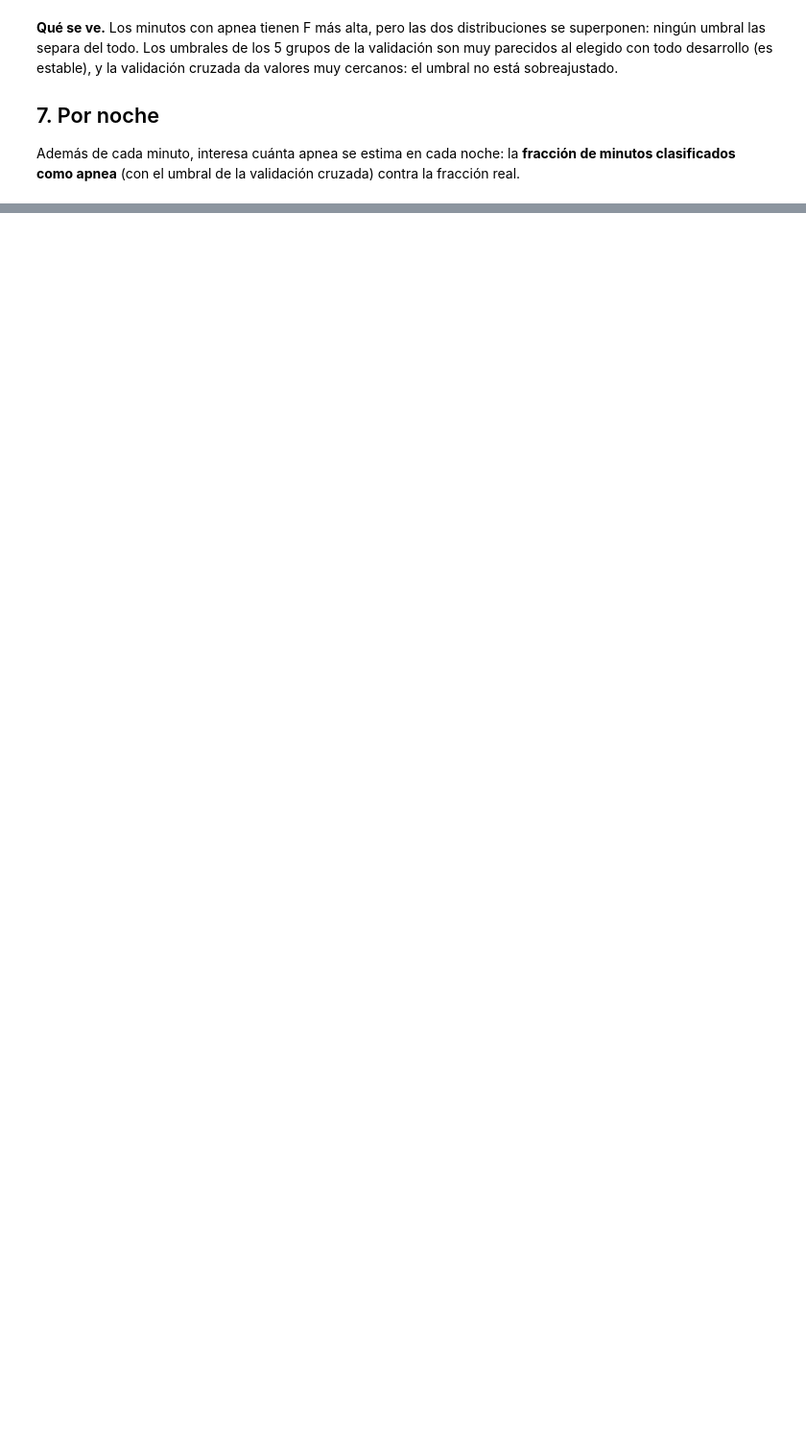
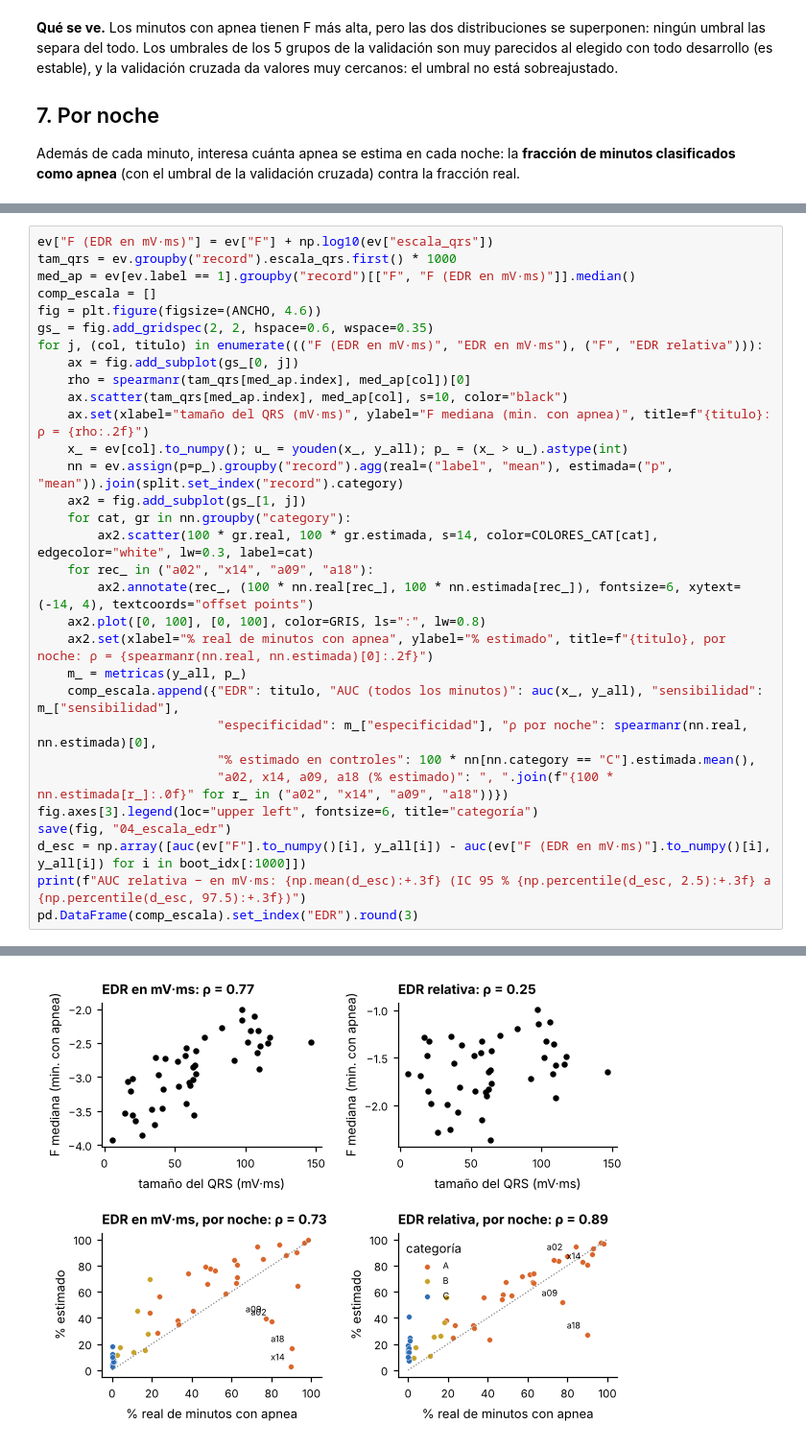
Before and after one commit to afrateitba/PSIB2026Q2-TPS-Grupo08-Frate-Tenca-Weizman, a Jupyter notebook: notebooks/04_feature_y_detector.ipynb, the cells around one changed output, grey strips where cells are left out. Shown at 96% size. Drawn from its saved outputs; the diff is of its cells as text; blank space fills up the shorter version.

```diff
--- a/notebooks/04_feature_y_detector.ipynb
+++ b/notebooks/04_feature_y_detector.ipynb
@@ -337,0 +328,32 @@ Esto se copia a `docs/objetivos_hipotesis.md` antes de abrir test.
+# %%
+ev["F (EDR en mV·ms)"] = ev["F"] + np.log10(ev["escala_qrs"])
+tam_qrs = ev.groupby("record").escala_qrs.first() * 1000
+med_ap = ev[ev.label == 1].groupby("record")[["F", "F (EDR en mV·ms)"]].median()
+comp_escala = []
+fig = plt.figure(figsize=(ANCHO, 4.6))
+gs_ = fig.add_gridspec(2, 2, hspace=0.6, wspace=0.35)
+for j, (col, titulo) in enumerate((("F (EDR en mV·ms)", "EDR en mV·ms"), ("F", "EDR relativa"))):
+    ax = fig.add_subplot(gs_[0, j])
+    rho = spearmanr(tam_qrs[med_ap.index], med_ap[col])[0]
+    ax.scatter(tam_qrs[med_ap.index], med_ap[col], s=10, color="black")
+    ax.set(xlabel="tamaño del QRS (mV·ms)", ylabel="F mediana (min. con apnea)", title=f"{titulo}: ρ = {rho:.2f}")
+    x_ = ev[col].to_numpy(); u_ = youden(x_, y_all); p_ = (x_ > u_).astype(int)
+    nn = ev.assign(p=p_).groupby("record").agg(real=("label", "mean"), estimada=("p", "mean")).join(split.set_index("record").category)
+    ax2 = fig.add_subplot(gs_[1, j])
+    for cat, gr in nn.groupby("category"):
+        ax2.scatter(100 * gr.real, 100 * gr.estimada, s=14, color=COLORES_CAT[cat], edgecolor="white", lw=0.3, label=cat)
+    for rec_ in ("a02", "x14", "a09", "a18"):
+        ax2.annotate(rec_, (100 * nn.real[rec_], 100 * nn.estimada[rec_]), fontsize=6, xytext=(-14, 4), textcoords="offset points")
+    ax2.plot([0, 100], [0, 100], color=GRIS, ls=":", lw=0.8)
+    ax2.set(xlabel="% real de minutos con apnea", ylabel="% estimado", title=f"{titulo}, por noche: ρ = {spearmanr(nn.real, nn.estimada)[0]:.2f}")
+    m_ = metricas(y_all, p_)
+    comp_escala.append({"EDR": titulo, "AUC (todos los minutos)": auc(x_, y_all), "sensibilidad": m_["sensibilidad"],
+                        "especificidad": m_["especificidad"], "ρ por noche": spearmanr(nn.real, nn.estimada)[0],
+                        "% estimado en controles": 100 * nn[nn.category == "C"].estimada.mean(),
+                        "a02, x14, a09, a18 (% estimado)": ", ".join(f"{100 * nn.estimada[r_]:.0f}" for r_ in ("a02", "x14", "a09", "a18"))})
+fig.axes[3].legend(loc="upper left", fontsize=6, title="categoría")
+save(fig, "04_escala_edr")
+d_esc = np.array([auc(ev["F"].to_numpy()[i], y_all[i]) - auc(ev["F (EDR en mV·ms)"].to_numpy()[i], y_all[i]) for i in boot_idx[:1000]])
+print(f"AUC relativa − en mV·ms: {np.mean(d_esc):+.3f} (IC 95 % {np.percentile(d_esc, 2.5):+.3f} a {np.percentile(d_esc, 97.5):+.3f})")
+pd.DataFrame(comp_escala).set_index("EDR").round(3)
+# %% [output]
@@ -337,0 +365 @@ Esto se copia a `docs/objetivos_hipotesis.md` antes de abrir test.
+[figure, added]
```
Also changed, not shown: parts of 11 cells of this notebook, 14 other files.
